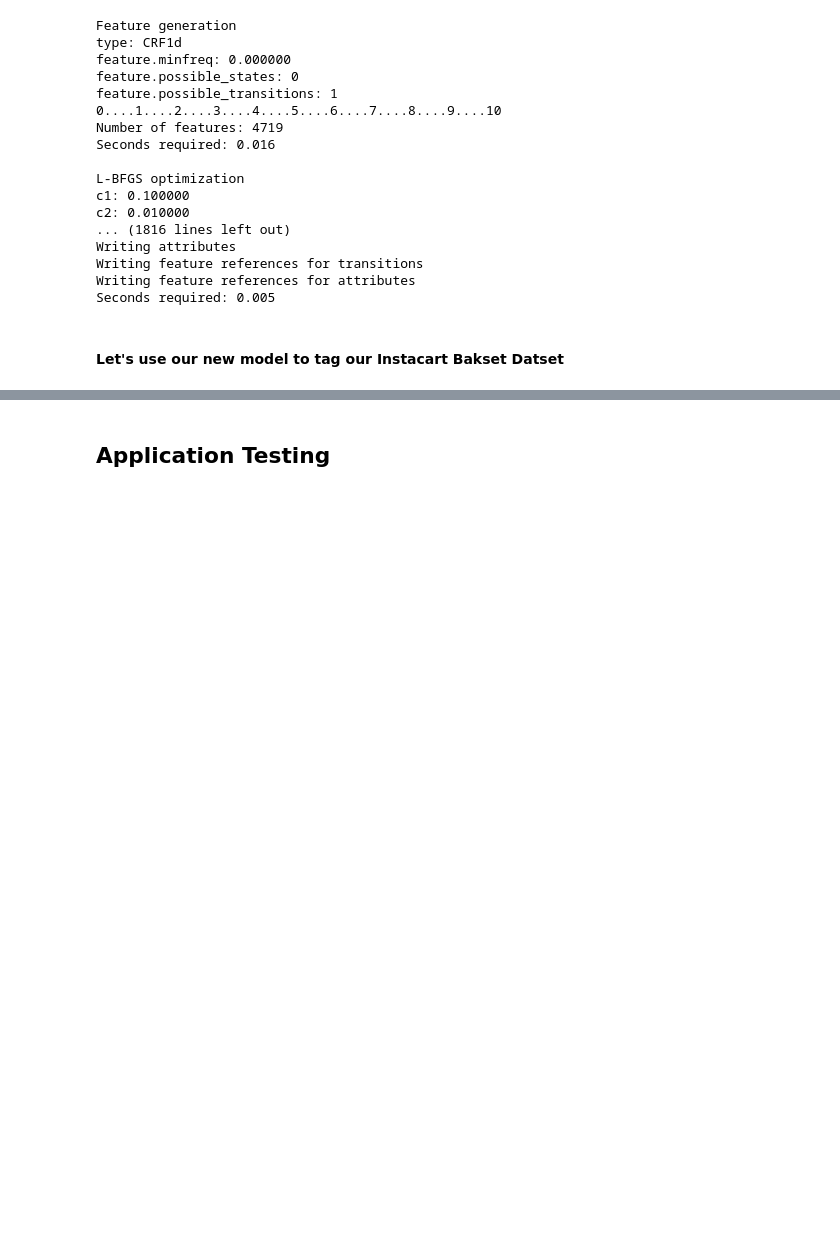
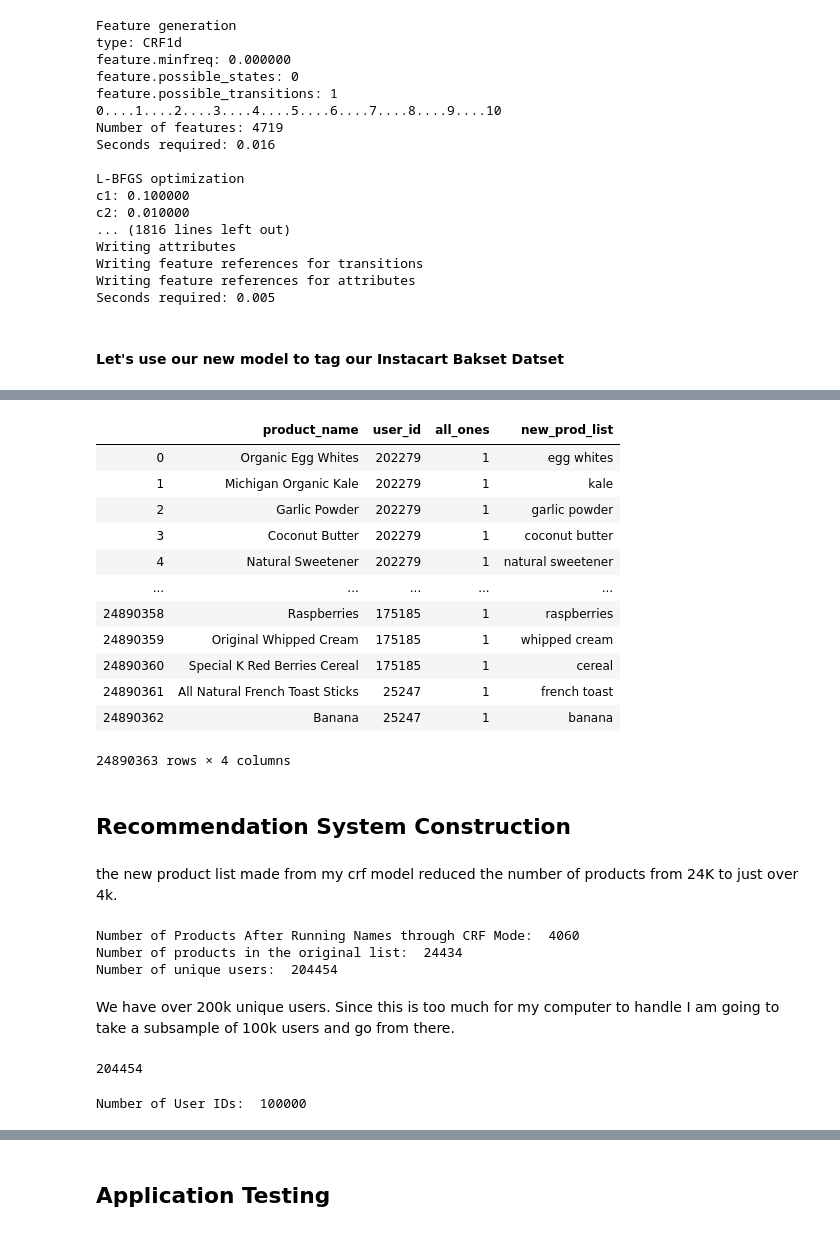
Before and after one commit to mberrien-fitzsimons/recipe_recommendation_system, a Jupyter notebook: notebooks/04_reports/20190911-DRAFT-final-report.ipynb, the cells around one changed output, grey strips where cells are left out. Saved outputs shown, nothing was run; the diff lists cells and outputs as text; code cells hidden in the pictures; blank space fills up the shorter version.

Commit message:
added basket dataframe to final report

```diff
--- a/notebooks/04_reports/20190911-DRAFT-final-report.ipynb
+++ b/notebooks/04_reports/20190911-DRAFT-final-report.ipynb
@@ -544,0 +548,21 @@ instacart_baskets_update = crf_basket_dataset_creation(token_sr, labels, product
+# %%
+instacart_baskets_update = pd.read_csv('../../data/05_model_output/baskets_newprodlist_2.csv')
+instacart_baskets_update.drop(columns = ['order_id'], inplace=True)
+# %%
+instacart_baskets_update
+# %% [output]
+|  | product_name | user_id | all_ones | new_prod_list |
+| 0 | Organic Egg Whites | 202279 | 1 | egg whites |
+| 1 | Michigan Organic Kale | 202279 | 1 | kale |
+| 2 | Garlic Powder | 202279 | 1 | garlic powder |
+| 3 | Coconut Butter | 202279 | 1 | coconut butter |
+| 4 | Natural Sweetener | 202279 | 1 | natural sweetener |
+| ... | ... | ... | ... | ... |
+| 24890358 | Raspberries | 175185 | 1 | raspberries |
+| 24890359 | Original Whipped Cream | 175185 | 1 | whipped cream |
+| 24890360 | Special K Red Berries Cereal | 175185 | 1 | cereal |
+| 24890361 | All Natural French Toast Sticks | 25247 | 1 | french toast |
+| 24890362 | Banana | 25247 | 1 | banana |
+24890363 rows × 4 columns
+# %% [markdown]
+## Recommendation System Construction
@@ -544,0 +588,17 @@ instacart_baskets_update = crf_basket_dataset_creation(token_sr, labels, product
+# %% [markdown]
+the new product list made from my crf model reduced the number of products from 24K to just over 4k.
+# %%
+print('Number of Products After Running Names through CRF Mode: ', instacart_baskets_filtered.new_prod_list.nunique())
+print('Number of products in the original list: ', instacart_baskets_filtered.product_name.nunique())
+print('Number of unique users: ', instacart_baskets_filtered.user_id.nunique())
+# %% [output]
+Number of Products After Running Names through CRF Mode:  4060
+Number of products in the original list:  24434
+Number of unique users:  204454
+# %% [markdown]
+We have over 200k unique users. Since this is too much for my computer to handle I am going to take a subsample of 100k users and go from there.
+# %%
+instacart_users_lst = list(instacart_baskets_filtered.user_id.unique())
+len(instacart_users_lst)
+# %% [output]
+204454
@@ -544,0 +607,7 @@ instacart_baskets_update = crf_basket_dataset_creation(token_sr, labels, product
+# %%
+random_usrids_100k = random.sample(instacart_users_lst, 100000)
+mask = instacart_baskets_filtered['user_id'].isin(random_usrids_100k)
+baskets_100k = instacart_baskets_filtered.loc[mask]
+print('Number of User IDs: ', baskets_100k.user_id.nunique())
+# %% [output]
+Number of User IDs:  100000
```
Also changed, not shown: parts of 14 cells of this notebook, 1 other file.
